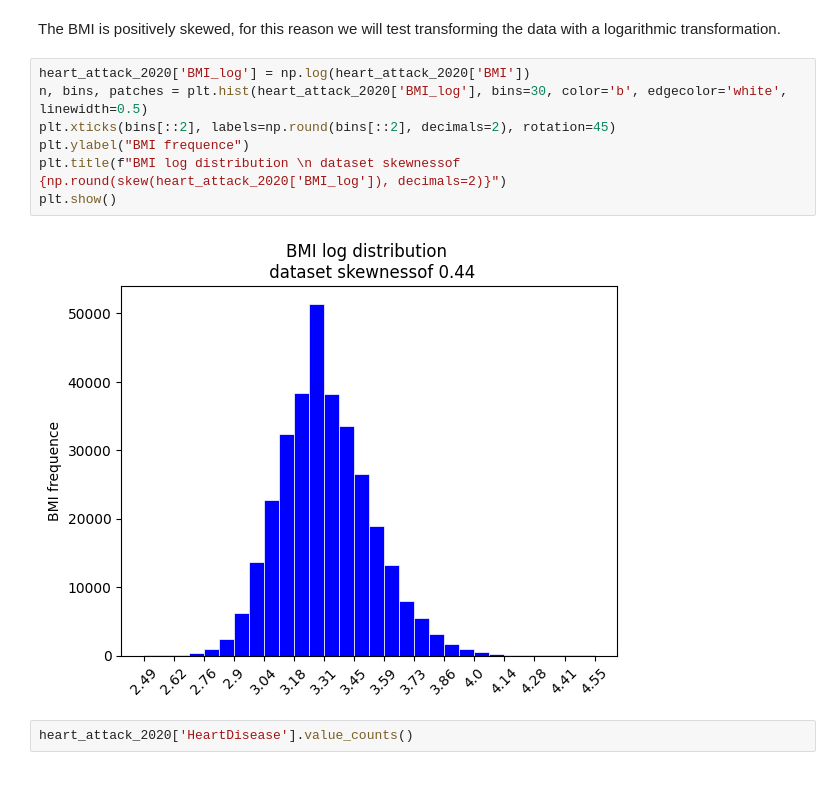
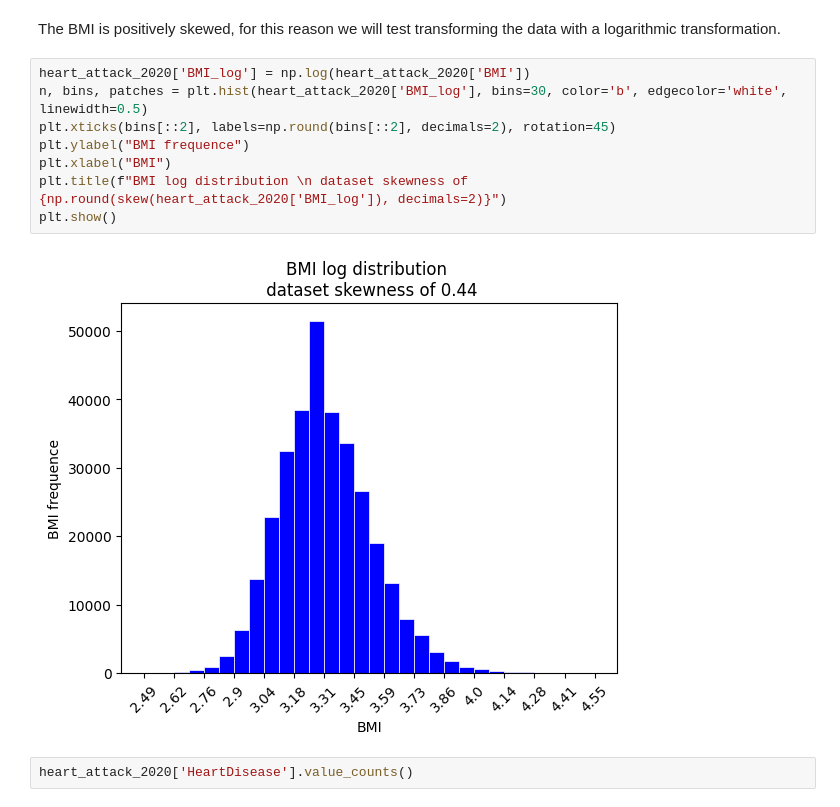
Before and after one commit to Pie98/heart_attack_predictions, a Jupyter notebook: 1_EDA/Exploratory_data_analysis.ipynb, the cells around one changed output. Drawn from its saved outputs; the diff is of its cells as text; blank space fills up the shorter version.

```diff
--- a/1_EDA/Exploratory_data_analysis.ipynb
+++ b/1_EDA/Exploratory_data_analysis.ipynb
@@ -77,12 +78,13 @@ The BMI is positively skewed, for this reason we will test transforming the data
 # %%
 heart_attack_2020['BMI_log'] = np.log(heart_attack_2020['BMI'])
 n, bins, patches = plt.hist(heart_attack_2020['BMI_log'], bins=30, color='b', edgecolor='white', linewidth=0.5)
 plt.xticks(bins[::2], labels=np.round(bins[::2], decimals=2), rotation=45)
 plt.ylabel("BMI frequence")
-plt.title(f"BMI log distribution \n dataset skewnessof {np.round(skew(heart_attack_2020['BMI_log']), decimals=2)}")
+plt.xlabel("BMI")
+plt.title(f"BMI log distribution \n dataset skewness of {np.round(skew(heart_attack_2020['BMI_log']), decimals=2)}")
 plt.show()
 # %% [output]
-[figure, old version]
+[figure, new version]
 # %%
 heart_attack_2020['HeartDisease'].value_counts()
 # %% [output]
```
Also changed, not shown: parts of 1 cell of this notebook.
